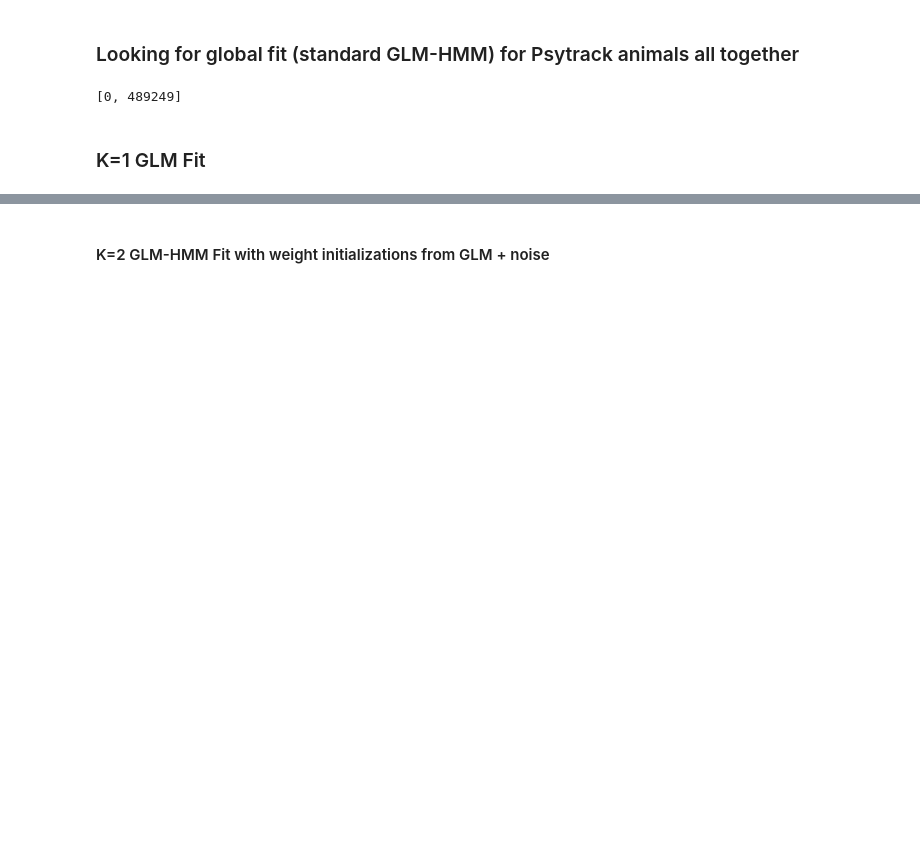
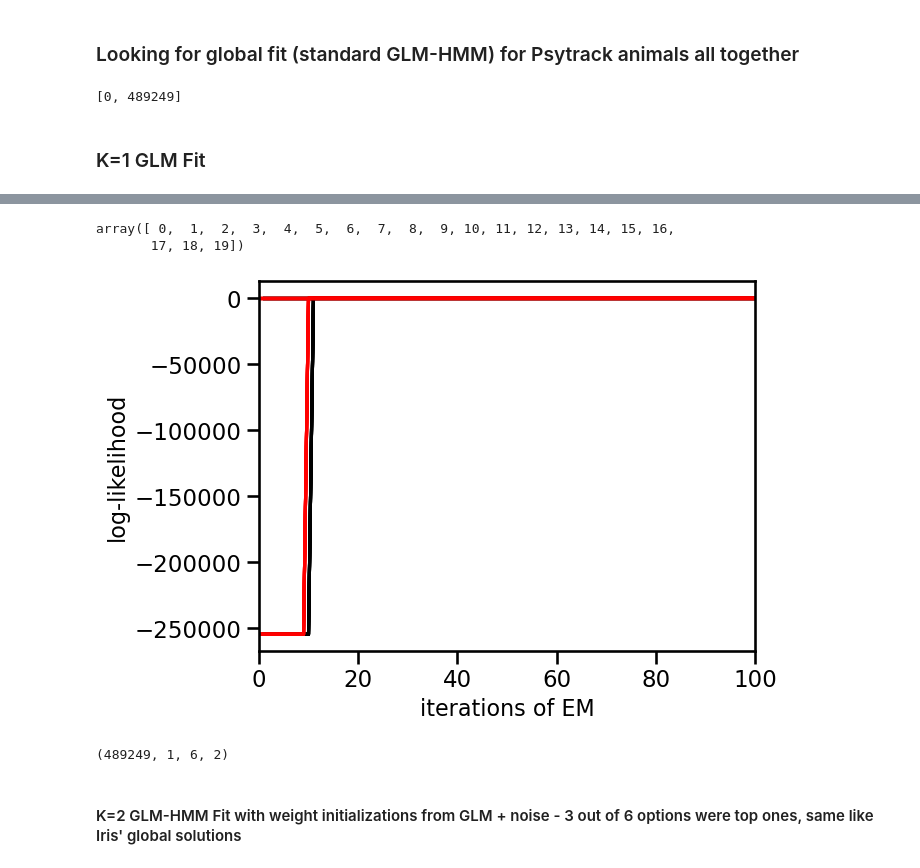
Before and after one commit to lenca56/Pillow_dGLM-HMM, a Jupyter notebook: code/PWM_GLM-HMM.ipynb, the cells around one changed output, grey strips where cells are left out. Saved outputs shown, nothing was run; the diff lists cells and outputs as text; code cells hidden in the pictures; blank space fills up the shorter version.

Commit message:
finished fitting sigma=0 GLM-HMM on PWM data for 4 animals and found same sol like Iris'

```diff
--- a/code/PWM_GLM-HMM.ipynb
+++ b/code/PWM_GLM-HMM.ipynb
@@ -82,5 +101,45 @@ Init  0
+# %%
+def plot_loglikelihoods(lls,maxdiff,ax,startix=5):
+    '''
+    Plot the trajectory of the log-likelihoods for multiple fits, identify how many top fits (nearly) match, and
+    color those trajectories in the plot accordingly
+    '''
+
+    # get the final ll for each fit
+    final_lls = np.array([np.amax(lls[i,~np.isnan(lls[i,:])]) for i in range(lls.shape[0])])
+
+    # get the index of the top ll
+    bestix = np.argmax(final_lls)
+
+    # compute the difference between the top ll and all final lls
+    ll_diffs = final_lls[bestix] - final_lls
+
+    # identify te fits where the difference from the top ll is less than maxdiff
+    top_matching_lls = lls[ll_diffs < maxdiff,:]
+
+    # plot
+    ax.plot(np.arange(startix,lls.shape[1]),lls.T[startix:], color='black')
+    ax.plot(top_matching_lls.T[startix:], color='red')
+    ax.set_xlabel('iterations of EM', fontsize=16)
+    ax.set_ylabel('log-likelihood', fontsize=16)
+
+    return np.where(ll_diffs < maxdiff)[0] # return indices of best (matching) fits
+fig, axes = plt.subplots(1)
+axes.set_xlim(0,100)
+plot_loglikelihoods(allLl,maxdiff=0.1,ax=axes,startix=5)
+# %% [output]
+array([ 0,  1,  2,  3,  4,  5,  6,  7,  8,  9, 10, 11, 12, 13, 14, 15, 16,
+       17, 18, 19])
+[figure, added]
+# %%
+K = 1
+allW = np.load(f'../data_PWM/W-global_PWM_all-animals_sf=4_{K}_state_multiple_inits_penaltyW={penaltyW}.npy')
+weightsGLM = allW[0]
+print(weightsGLM.shape)
+# %% [output]
+(489249, 1, 6, 2)
 # %%
 # Find best init for GLM
 # %% [markdown]
-#### K=2 GLM-HMM Fit with weight initializations from GLM + noise
+#### K=2 GLM-HMM Fit with weight initializations from GLM + noise - 3 out of 6 options were top ones, same like Iris' global solutions
 # %%
```
Also changed, not shown: parts of 2 cells of this notebook.
